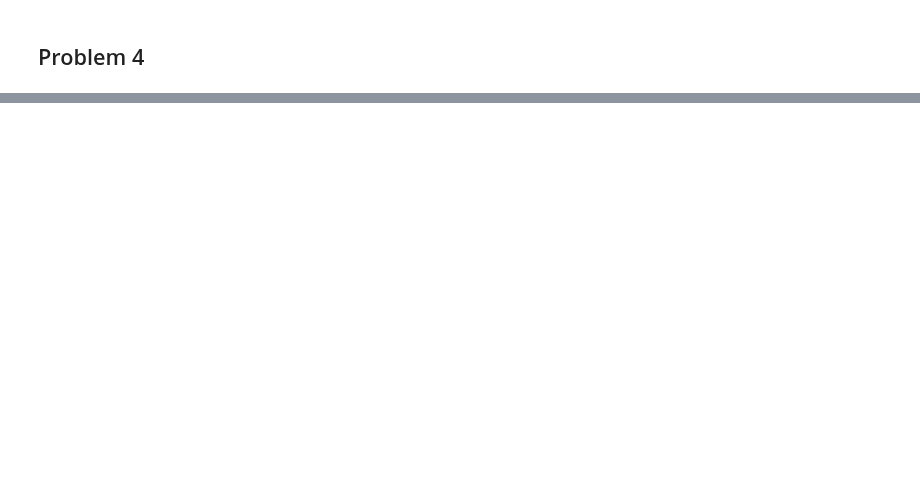
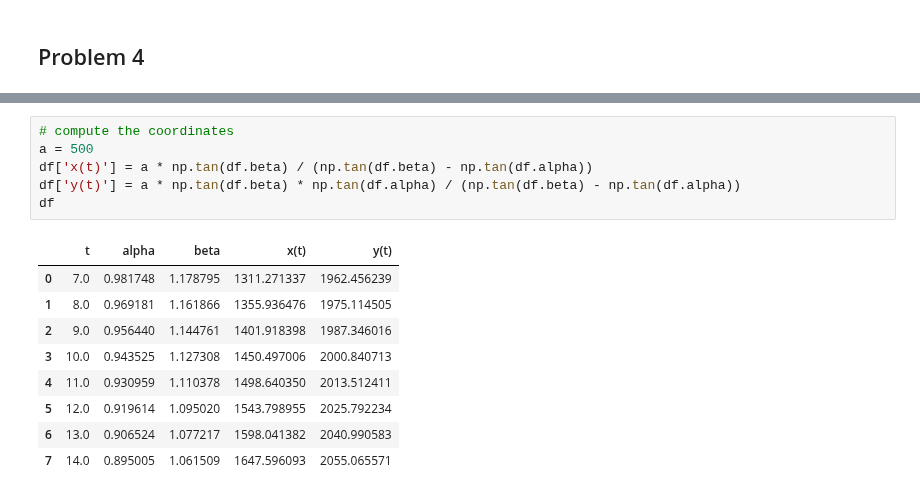
Before and after one commit to yongfeilu/persp-model-econ_w20, a Jupyter notebook: ProblemSets/PS2/PS2_(1)_Yongfei Lu.ipynb, the cells around one changed output, grey strips where cells are left out. Cells and saved outputs as stored; diff of their text form; blank space fills up the shorter version.

```diff
--- a/ProblemSets/PS2/PS2_(1)_Yongfei Lu.ipynb
+++ b/ProblemSets/PS2/PS2_(1)_Yongfei Lu.ipynb
@@ -86,0 +121,16 @@ plt_abs_error(1)
+# %%
+# compute the coordinates
+a = 500
+df['x(t)'] = a * np.tan(df.beta) / (np.tan(df.beta) - np.tan(df.alpha))
+df['y(t)'] = a * np.tan(df.beta) * np.tan(df.alpha) / (np.tan(df.beta) - np.tan(df.alpha))
+df
+# %% [output]
+|  | t | alpha | beta | x(t) | y(t) |
+| 0 | 7.0 | 0.981748 | 1.178795 | 1311.271337 | 1962.456239 |
+| 1 | 8.0 | 0.969181 | 1.161866 | 1355.936476 | 1975.114505 |
+| 2 | 9.0 | 0.956440 | 1.144761 | 1401.918398 | 1987.346016 |
+| 3 | 10.0 | 0.943525 | 1.127308 | 1450.497006 | 2000.840713 |
+| 4 | 11.0 | 0.930959 | 1.110378 | 1498.640350 | 2013.512411 |
+| 5 | 12.0 | 0.919614 | 1.095020 | 1543.798955 | 2025.792234 |
+| 6 | 13.0 | 0.906524 | 1.077217 | 1598.041382 | 2040.990583 |
+| 7 | 14.0 | 0.895005 | 1.061509 | 1647.596093 | 2055.065571 |
```
Also changed, not shown: parts of 13 cells of this notebook.
